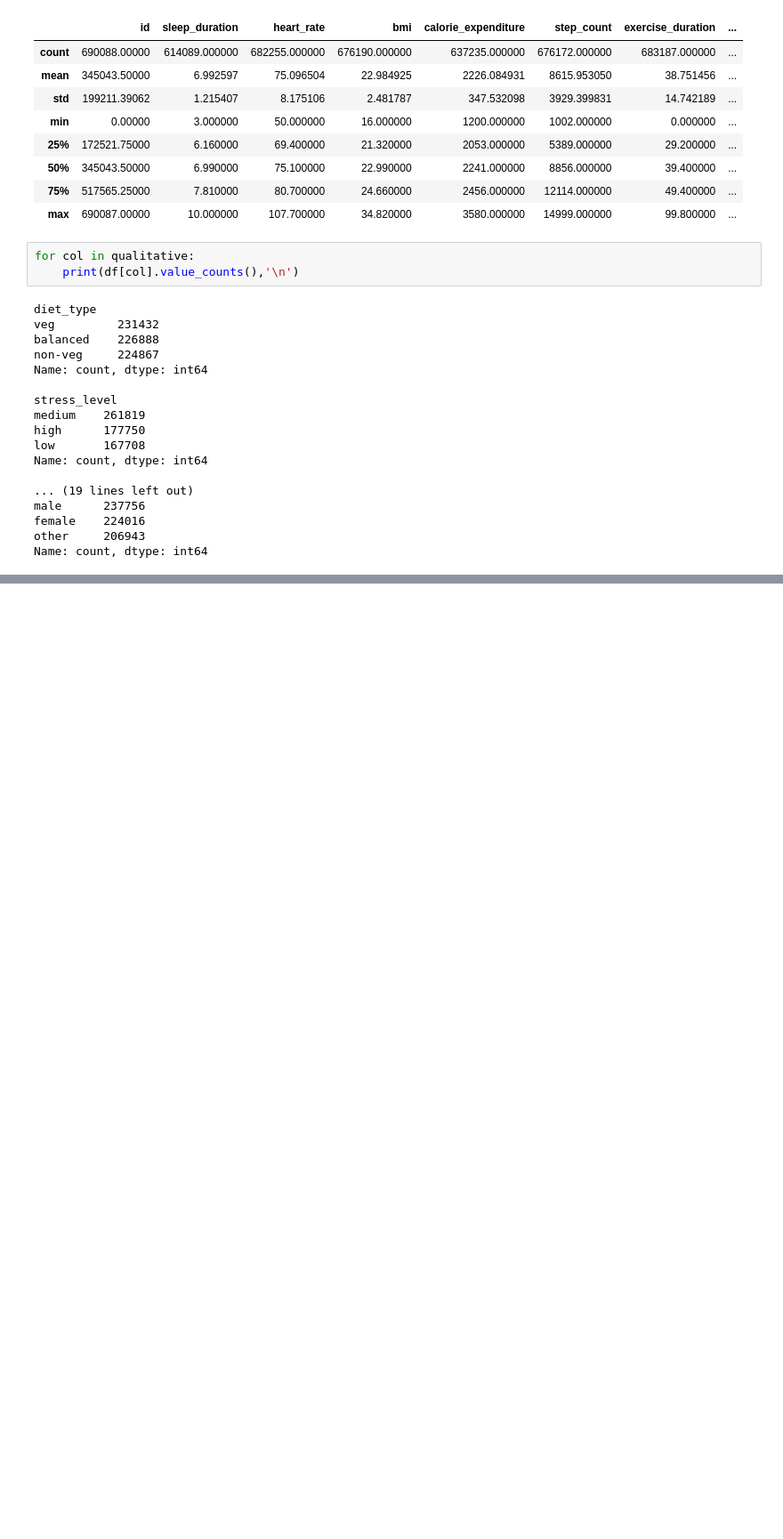
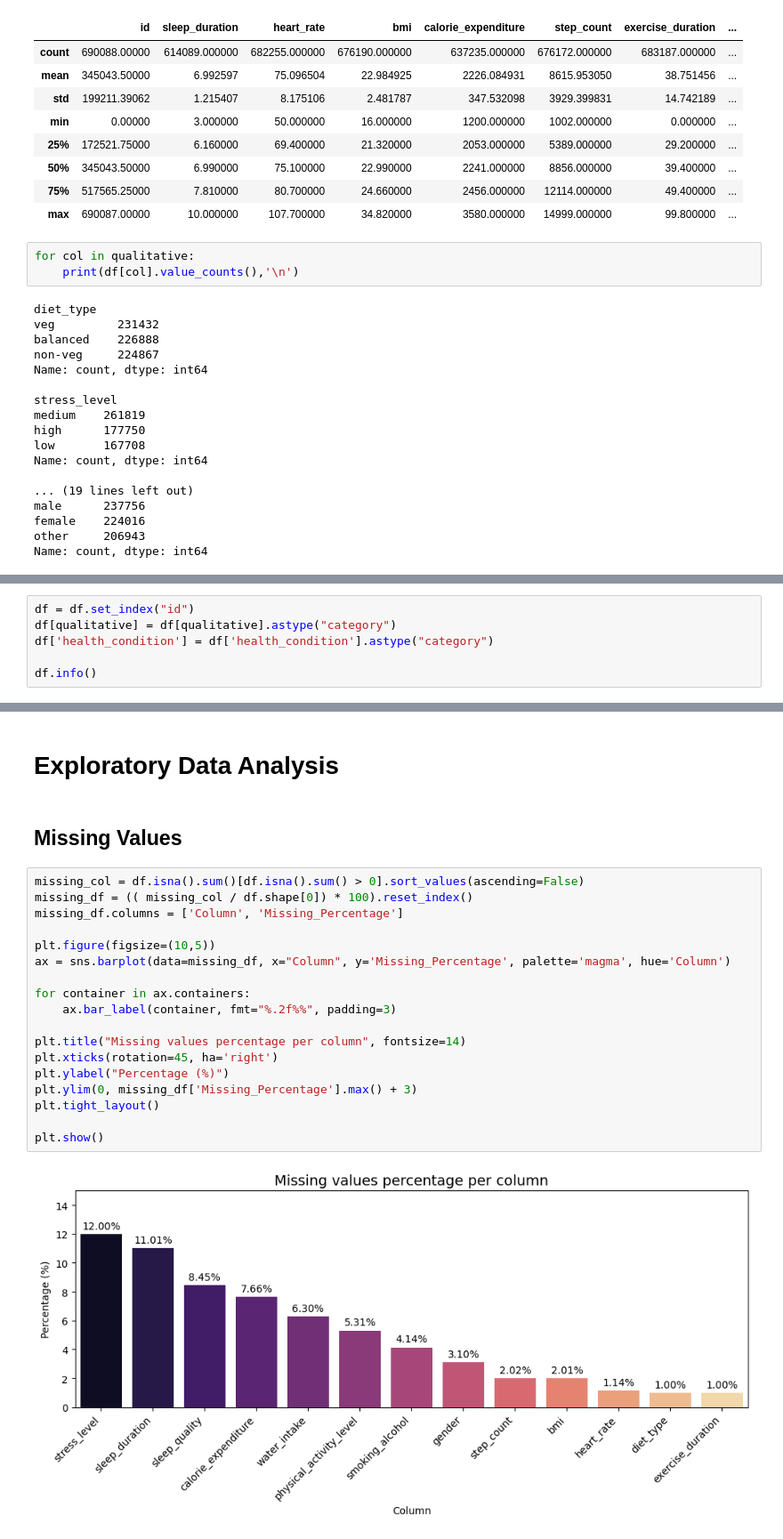
Before and after one commit to samrat-rm/Brain-Cache, a Jupyter notebook: Kaggle_notebooks/Emsemble/Student_Health_Risk/Student_Health_Risk_EDA.ipynb, the cells around one changed output, grey strips where cells are left out. Shown at 89% size. Cells and saved outputs as stored; diff of their text form; blank space fills up the shorter version.

Commit message:
Kaggle Notebook | S6E7_EDA_Student_Health_risk | Version 1

```diff
--- a/Kaggle_notebooks/Emsemble/Student_Health_Risk/Student_Health_Risk_EDA.ipynb
+++ b/Kaggle_notebooks/Emsemble/Student_Health_Risk/Student_Health_Risk_EDA.ipynb
@@ -100,0 +116,6 @@ Name: count, dtype: int64
+# %%
+df = df.set_index("id")
+df[qualitative] = df[qualitative].astype("category")
+df['health_condition'] = df['health_condition'].astype("category")
+
+df.info()
@@ -100,0 +140,24 @@ Name: count, dtype: int64
+# %% [markdown]
+# Exploratory Data Analysis
+# %% [markdown]
+## Missing Values
+# %%
+missing_col = df.isna().sum()[df.isna().sum() > 0].sort_values(ascending=False)
+missing_df = (( missing_col / df.shape[0]) * 100).reset_index()
+missing_df.columns = ['Column', 'Missing_Percentage']
+
+plt.figure(figsize=(10,5))
+ax = sns.barplot(data=missing_df, x="Column", y='Missing_Percentage', palette='magma', hue='Column')
+
+for container in ax.containers:
+    ax.bar_label(container, fmt="%.2f%%", padding=3)
+
+plt.title("Missing values percentage per column", fontsize=14)
+plt.xticks(rotation=45, ha='right')
+plt.ylabel("Percentage (%)")
+plt.ylim(0, missing_df['Missing_Percentage'].max() + 3)
+plt.tight_layout()
+
+plt.show()
+# %% [output]
+[figure, added]
```
Also changed, not shown: parts of 39 cells of this notebook.
